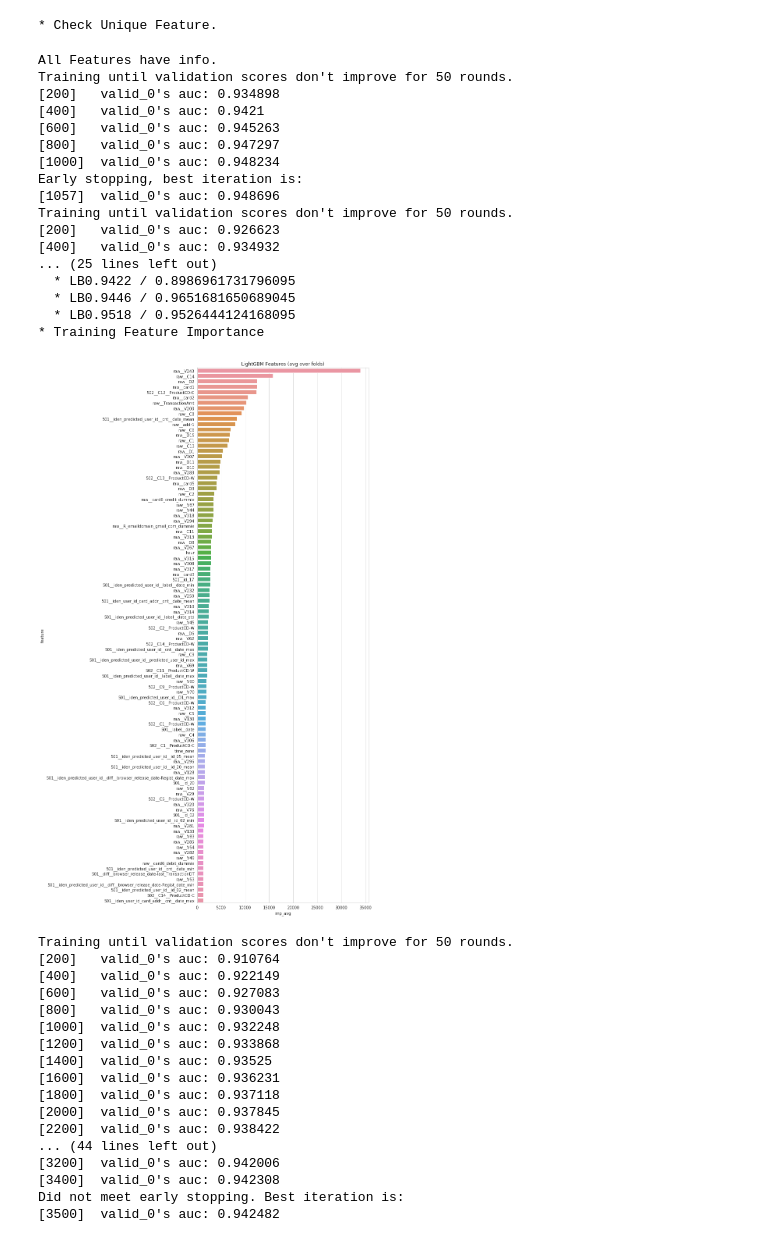
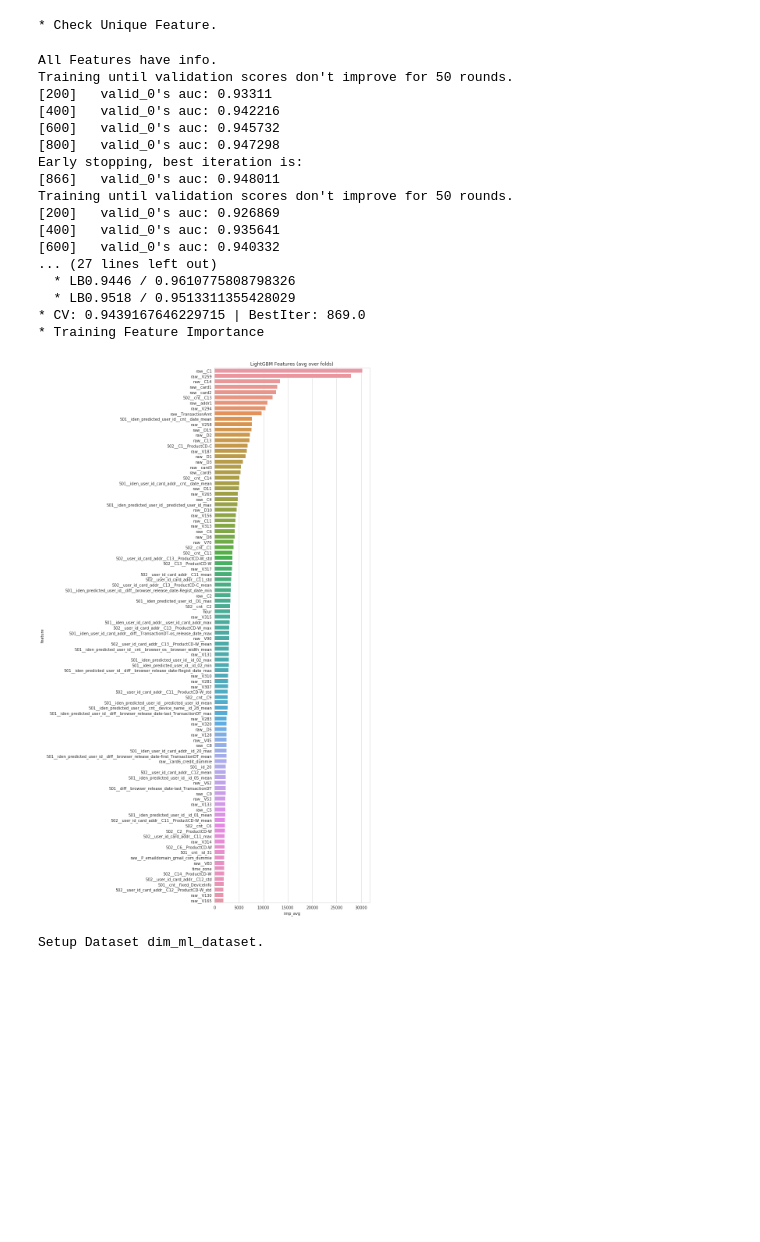
Before and after one commit to yryrgogo/ieee-fraud-5th-place, a Jupyter notebook: src/125_ieee__lgb_valid_feature.ipynb, the cells around one changed output. Saved outputs shown, nothing was run; the diff lists cells and outputs as text; code cells hidden in the pictures; blank space fills up the shorter version.

```diff
--- a/src/125_ieee__lgb_valid_feature.ipynb
+++ b/src/125_ieee__lgb_valid_feature.ipynb
@@ -119,75 +123,59 @@ for i in range(1, 2, 1):
         'objective': 'binary',
         'fold': ['stratified', 'group'][1],
         'num_leaves': 2**6-1,
         'max_depth': 8,
         'subsample': 0.75,
         'subsample_freq': 2,
         'colsample_bytree' : 0.20,
         'lambda_l1' : 0.1,
         'lambda_l2' : 1.0,
         'learning_rate' : 0.1,
     }
     list_result_feim = eval_train(
         tmp_train,
         Y,
         tmp_test,
         same_user_path,
         model_type,
         params,
-        is_adv=[True, False][0],
+        is_adv=[True, False][1],
         is_viz=[True, False][0],
     )
     list_feim.append(list_result_feim)
 
-    feim = list_result_feim[0]
-    max_imp = feim['imp_avg'].max()
+#     feim = list_result_feim[0]
+#     max_imp = feim['imp_avg'].max()
 #     thres_imp = max_imp/100
-    thres_imp = max_imp/25
-    for feature_name in feim[feim['imp_avg']<thres_imp].index:
-        if feature_name.count('raw'):
-            from_dir = 'raw_use'
-            to_dir = 'raw_trush'
-        else:
-            from_dir = 'org_use'
-            to_dir = 'org_trush'
-        try:
-            move_feature([feature_name], from_dir, to_dir)
-        except FileNotFoundError:
-            print(feature_name)
+#     thres_imp = max_imp/25
+#     for feature_name in feim[feim['imp_avg']<thres_imp].index:
+#         if feature_name.count('raw'):
+#             from_dir = 'raw_use'
+#             to_dir = 'raw_trush'
+#         else:
+#             from_dir = 'org_use'
+#             to_dir = 'org_trush'
+#         try:
+#             move_feature([feature_name], from_dir, to_dir)
+#         except FileNotFoundError:
+#             print(feature_name)
 # %% [output]
 * Check Unique Feature.
 All Features have info.
 Training until validation scores don't improve for 50 rounds.
-[200]   valid_0's auc: 0.934898
-[400]   valid_0's auc: 0.9421
-[600]   valid_0's auc: 0.945263
-[800]   valid_0's auc: 0.947297
-[1000]  valid_0's auc: 0.948234
+[200]   valid_0's auc: 0.93311
+[400]   valid_0's auc: 0.942216
+[600]   valid_0's auc: 0.945732
+[800]   valid_0's auc: 0.947298
 Early stopping, best iteration is:
-[1057]  valid_0's auc: 0.948696
+[866]   valid_0's auc: 0.948011
 Training until validation scores don't improve for 50 rounds.
-[200]   valid_0's auc: 0.926623
-[400]   valid_0's auc: 0.934932
-... (25 lines left out)
-  * LB0.9422 / 0.8986961731796095
-  * LB0.9446 / 0.9651681650689045
-  * LB0.9518 / 0.9526444124168095
+[200]   valid_0's auc: 0.926869
+[400]   valid_0's auc: 0.935641
+[600]   valid_0's auc: 0.940332
+... (27 lines left out)
+  * LB0.9446 / 0.9610775808798326
+  * LB0.9518 / 0.9513311355428029
+* CV: 0.9439167646229715 | BestIter: 869.0
 * Training Feature Importance
-[figure, old version]
+[figure, new version]
-Training until validation scores don't improve for 50 rounds.
-[200]   valid_0's auc: 0.910764
-[400]   valid_0's auc: 0.922149
-[600]   valid_0's auc: 0.927083
-[800]   valid_0's auc: 0.930043
-[1000]  valid_0's auc: 0.932248
-[1200]  valid_0's auc: 0.933868
-[1400]  valid_0's auc: 0.93525
-[1600]  valid_0's auc: 0.936231
-[1800]  valid_0's auc: 0.937118
-[2000]  valid_0's auc: 0.937845
-[2200]  valid_0's auc: 0.938422
-... (44 lines left out)
-[3200]  valid_0's auc: 0.942006
-[3400]  valid_0's auc: 0.942308
-Did not meet early stopping. Best iteration is:
-[3500]  valid_0's auc: 0.942482
+Setup Dataset dim_ml_dataset.
```
Also changed, not shown: parts of 7 cells of this notebook, 5 other files.
